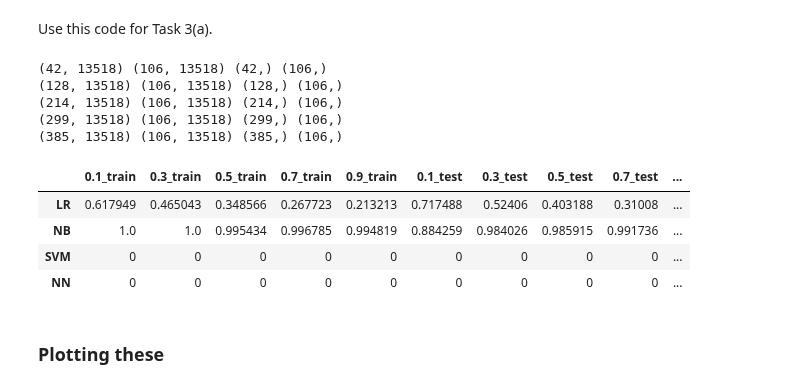
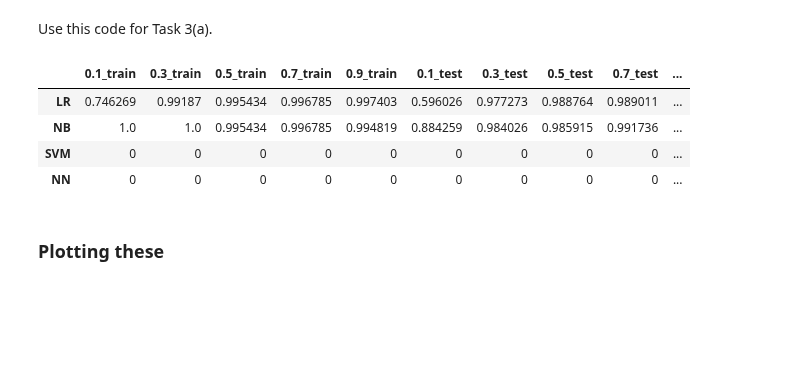
Before and after one commit to waldosingleton/Assignment_3, a Jupyter notebook: Task 3 Template Code.ipynb, the cells around one changed output. Cells and saved outputs as stored; diff of their text form; code cells hidden in the pictures; blank space fills up the shorter version.

```diff
--- a/Task 3 Template Code.ipynb
+++ b/Task 3 Template Code.ipynb
@@ -89,7 +89,6 @@ Use this code for Task 3(a).
 from math import floor
 from sklearn.linear_model import LogisticRegression
 from sklearn import metrics
-from sklearn.metrics import log_loss
 from sklearn.naive_bayes import MultinomialNB
 
 m = [0.1, 0.3, 0.5, 0.7, 0.9]
@@ -98,14 +97,15 @@ testing_output = pd.DataFrame(columns=m)
 
 NUM_ARTICLES = vector1.shape[0]
 
+# LOGISTIC REGRESSION
+training_accuracies = {}
+testing_accuracies = {}
+
 # Transform the data into a format that can be used by the classifier
 text_transformer = TfidfVectorizer()
 X_train_text = text_transformer.fit_transform(trainDF['Text'])
 X_test_text = text_transformer.transform(testDF['Text'])
 
-# LOGISTIC REGRESSION
-training_accuracies = {}
-testing_accuracies = {}
 for m_value in m:
     TRAIN_LENGTH = floor(m_value * NUM_ARTICLES)
     # Test how differing sizes of training set data affect test/train accuracy
@@ -116,18 +116,16 @@ for m_value in m:
     X_test = X_test_text    # All test data text
     Y_test = testDF['Category'] # All test data categories
 
-    print(X_train.shape, X_test.shape, Y_train.shape, Y_test.shape) # Testing purposes
-
     # Train & Fit LR Model
     logreg = LogisticRegression(penalty='l2', solver='lbfgs', C=m_value, multi_class='multinomial')
     logreg.fit(X_train, Y_train)
 
-    training_loss = log_loss(Y_train, logreg.predict_proba(X_train))
-    testing_loss = log_loss(Y_test, logreg.predict_proba(X_test))
+    F1_train_score = metrics.f1_score(Y_train, logreg.predict(X_train), pos_label = "tech")
+    F1_test_score = metrics.f1_score(Y_test, logreg.predict(X_test), pos_label = "tech")
 
     # LR Model Accuracies
-    training_accuracies[m_value] = training_loss
-    testing_accuracies[m_value] = testing_loss
+    training_accuracies[m_value] = F1_train_score
+    testing_accuracies[m_value] = F1_test_score
 
 training_output = pd.concat(objs=[training_output, pd.DataFrame(training_accuracies, index=['LR'])])
 testing_output = pd.concat(objs=[testing_output, pd.DataFrame(testing_accuracies, index=['LR'])])
@@ -172,39 +170,34 @@ for m_value in m:
     # put your accuracy calc here
     training_accuracies[m_value] = 0
     testing_accuracies[m_value] = 0
 
 training_output = pd.concat(objs=[training_output, pd.DataFrame(training_accuracies, index=['SVM'])])
 testing_output = pd.concat(objs=[testing_output, pd.DataFrame(testing_accuracies, index=['SVM'])])
 
 # Not Nearest Neighbour (lol)
 training_accuracies = {}
 testing_accuracies = {}
 for m_value in m:
     TRAIN_LENGTH = floor(m_value * NUM_ARTICLES)
     VECTOR_ARRAY = vector1.toarray() # change this to vector 2 if needed
     X_train = VECTOR_ARRAY[0:TRAIN_LENGTH]
     X_test = VECTOR_ARRAY[TRAIN_LENGTH:]
     Y_train = trainDF["Category"].to_list()[:TRAIN_LENGTH]
     Y_test = trainDF["Category"].to_list()[TRAIN_LENGTH:]
 
     # train your model here
 
     # put your accuracy calc here
     training_accuracies[m_value] = 0
     testing_accuracies[m_value] = 0
 
 training_output = pd.concat(objs=[training_output, pd.DataFrame(training_accuracies, index=['NN'])])
 testing_output = pd.concat(objs=[testing_output, pd.DataFrame(testing_accuracies, index=['NN'])])
 
 pd.merge(training_output, testing_output, left_index=True, right_index=True, suffixes=('_train', '_test'))
 # %% [output]
-(42, 13518) (106, 13518) (42,) (106,)
-(128, 13518) (106, 13518) (128,) (106,)
-(214, 13518) (106, 13518) (214,) (106,)
-(299, 13518) (106, 13518) (299,) (106,)
-(385, 13518) (106, 13518) (385,) (106,)
 |  | 0.1_train | 0.3_train | 0.5_train | 0.7_train | 0.9_train | 0.1_test | 0.3_test | 0.5_test | 0.7_test | ... |
-| LR | 0.617949 | 0.465043 | 0.348566 | 0.267723 | 0.213213 | 0.717488 | 0.52406 | 0.403188 | 0.31008 | ... |
+| LR | 0.746269 | 0.99187 | 0.995434 | 0.996785 | 0.997403 | 0.596026 | 0.977273 | 0.988764 | 0.989011 | ... |
 | NB | 1.0 | 1.0 | 0.995434 | 0.996785 | 0.994819 | 0.884259 | 0.984026 | 0.985915 | 0.991736 | ... |
 | SVM | 0 | 0 | 0 | 0 | 0 | 0 | 0 | 0 | 0 | ... |
 | NN | 0 | 0 | 0 | 0 | 0 | 0 | 0 | 0 | 0 | ... |
```
Also changed, not shown: parts of 1 cell of this notebook, 1 other file.
